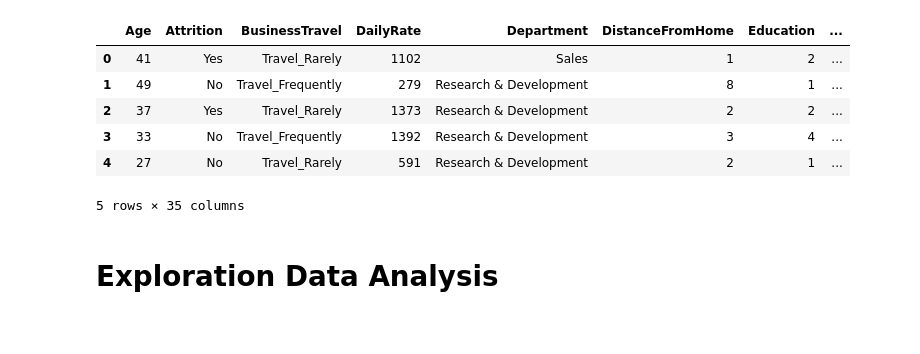
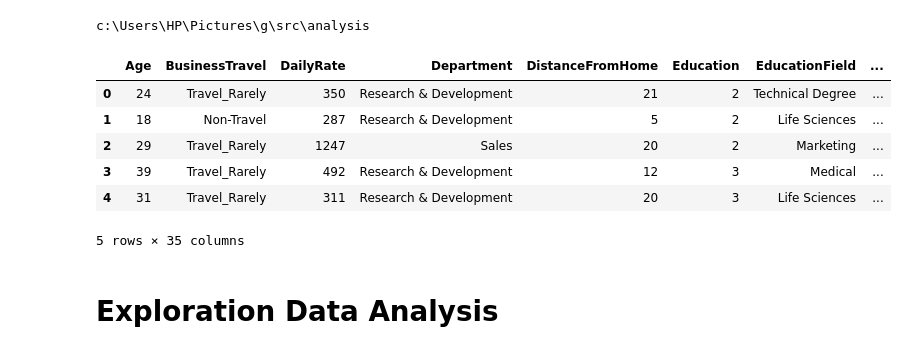
Before and after one commit to nqnghia02/HR-Analytics, a Jupyter notebook: src/analysis/exploring_data_analysis.ipynb, the cells around one changed output. Saved outputs shown, nothing was run; the diff lists cells and outputs as text; code cells hidden in the pictures.

Commit message:
analysis data about Employee Job Information

```diff
--- a/src/analysis/exploring_data_analysis.ipynb
+++ b/src/analysis/exploring_data_analysis.ipynb
@@ -7,14 +10,21 @@ import plotly.graph_objects as go
+# %%
+path = os.getcwd()
+print(str(path).replace("\/", "/"))
+os.chdir(path)
+# %% [output]
+c:\Users\HP\Pictures\g\src\analysis
 # %%
 #df = pd.read_csv('C:/Users/HP/Pictures/HR/HR-Analytics/data/raw/HR-Employee-Attrition.csv')
-df=pd.read_csv("/content/HR-Employee-Attrition.csv")
+df = pd.read_csv("C:/Users/HP/Pictures/g/data/processed/train_data_attrition.csv")
+# df=pd.read_csv("/content/HR-Employee-Attrition.csv")
 df.head()
 # %% [output]
-|  | Age | Attrition | BusinessTravel | DailyRate | Department | DistanceFromHome | Education | ... |
-| 0 | 41 | Yes | Travel_Rarely | 1102 | Sales | 1 | 2 | ... |
-| 1 | 49 | No | Travel_Frequently | 279 | Research & Development | 8 | 1 | ... |
-| 2 | 37 | Yes | Travel_Rarely | 1373 | Research & Development | 2 | 2 | ... |
-| 3 | 33 | No | Travel_Frequently | 1392 | Research & Development | 3 | 4 | ... |
-| 4 | 27 | No | Travel_Rarely | 591 | Research & Development | 2 | 1 | ... |
+|  | Age | BusinessTravel | DailyRate | Department | DistanceFromHome | Education | EducationField | ... |
+| 0 | 24 | Travel_Rarely | 350 | Research & Development | 21 | 2 | Technical Degree | ... |
+| 1 | 18 | Non-Travel | 287 | Research & Development | 5 | 2 | Life Sciences | ... |
+| 2 | 29 | Travel_Rarely | 1247 | Sales | 20 | 2 | Marketing | ... |
+| 3 | 39 | Travel_Rarely | 492 | Research & Development | 12 | 3 | Medical | ... |
+| 4 | 31 | Travel_Rarely | 311 | Research & Development | 20 | 3 | Life Sciences | ... |
 5 rows × 35 columns
 # %% [markdown]
 # Exploration Data Analysis
```
Also changed, not shown: parts of 22 cells of this notebook.
